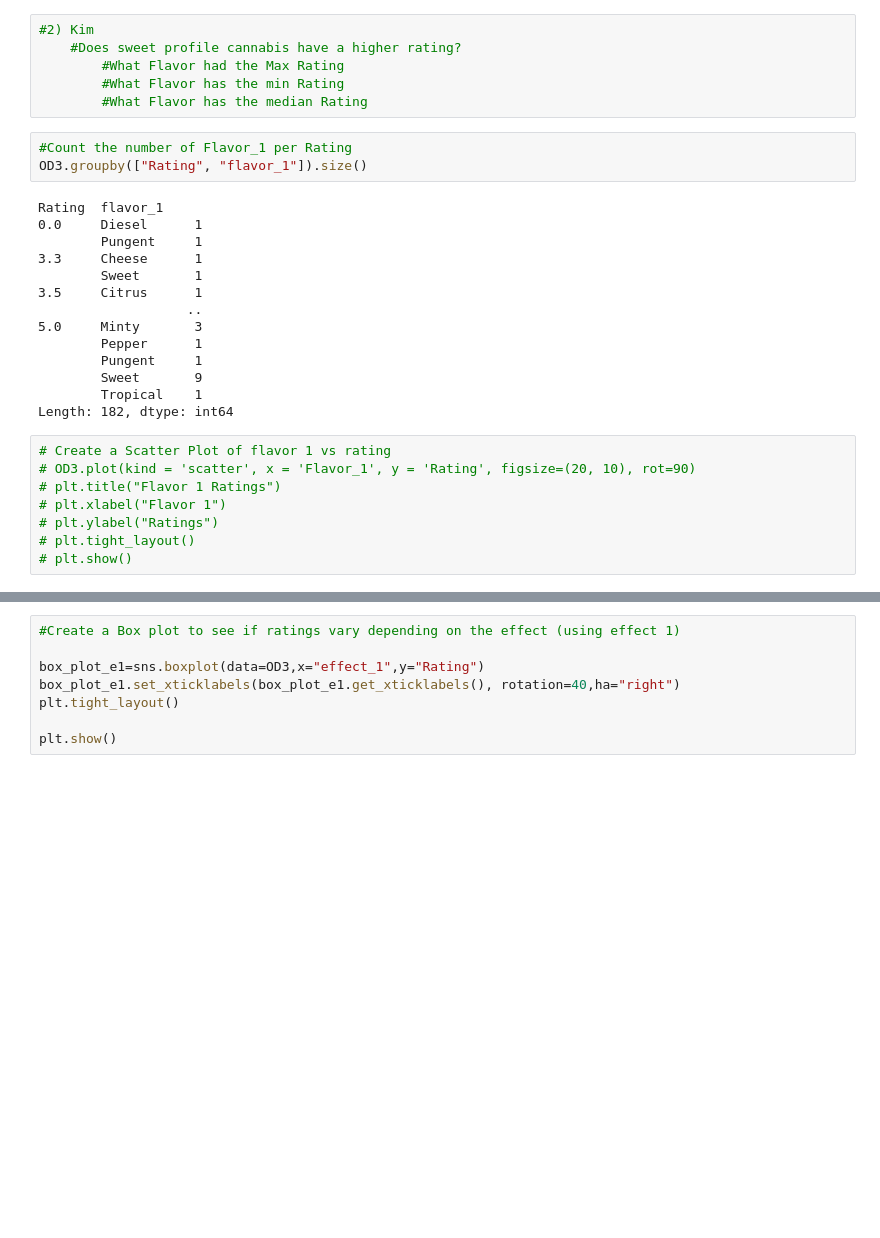
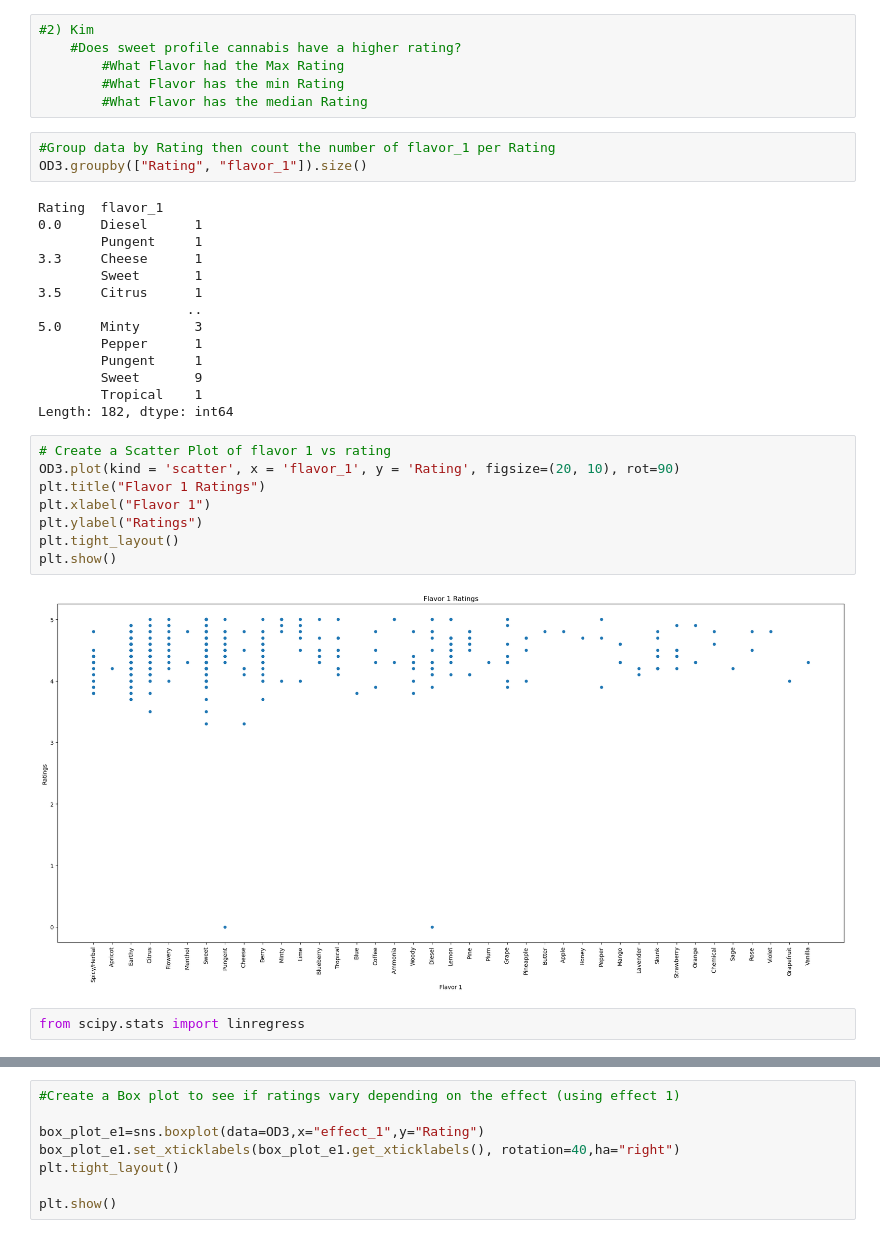
Before and after one commit to Berli85/SMU-Project-1-MaryJane, a Jupyter notebook: Complete_Code/complete_code_Project 1.ipynb, the cells around one changed output, grey strips where cells are left out. Cells and saved outputs as stored; diff of their text form; blank space fills up the shorter version.

```diff
--- a/Complete_Code/complete_code_Project 1.ipynb
+++ b/Complete_Code/complete_code_Project 1.ipynb
@@ -524,7 +530,7 @@ plt.show()
         #What Flavor has the min Rating
         #What Flavor has the median Rating
 # %%
-#Count the number of Flavor_1 per Rating
+#Group data by Rating then count the number of flavor_1 per Rating
 OD3.groupby(["Rating", "flavor_1"]).size()
 # %% [output]
 Rating  flavor_1
@@ -542,10 +548,14 @@ Rating  flavor_1
 Length: 182, dtype: int64
 # %%
 # Create a Scatter Plot of flavor 1 vs rating
-# OD3.plot(kind = 'scatter', x = 'Flavor_1', y = 'Rating', figsize=(20, 10), rot=90)
-# plt.title("Flavor 1 Ratings")
-# plt.xlabel("Flavor 1")
-# plt.ylabel("Ratings")
-# plt.tight_layout()
-# plt.show()
+OD3.plot(kind = 'scatter', x = 'flavor_1', y = 'Rating', figsize=(20, 10), rot=90)
+plt.title("Flavor 1 Ratings")
+plt.xlabel("Flavor 1")
+plt.ylabel("Ratings")
+plt.tight_layout()
+plt.show()
+# %% [output]
+[figure, added]
+# %%
+from scipy.stats import linregress
 # %%
```
Also changed, not shown: parts of 11 cells of this notebook, 1 other file.
